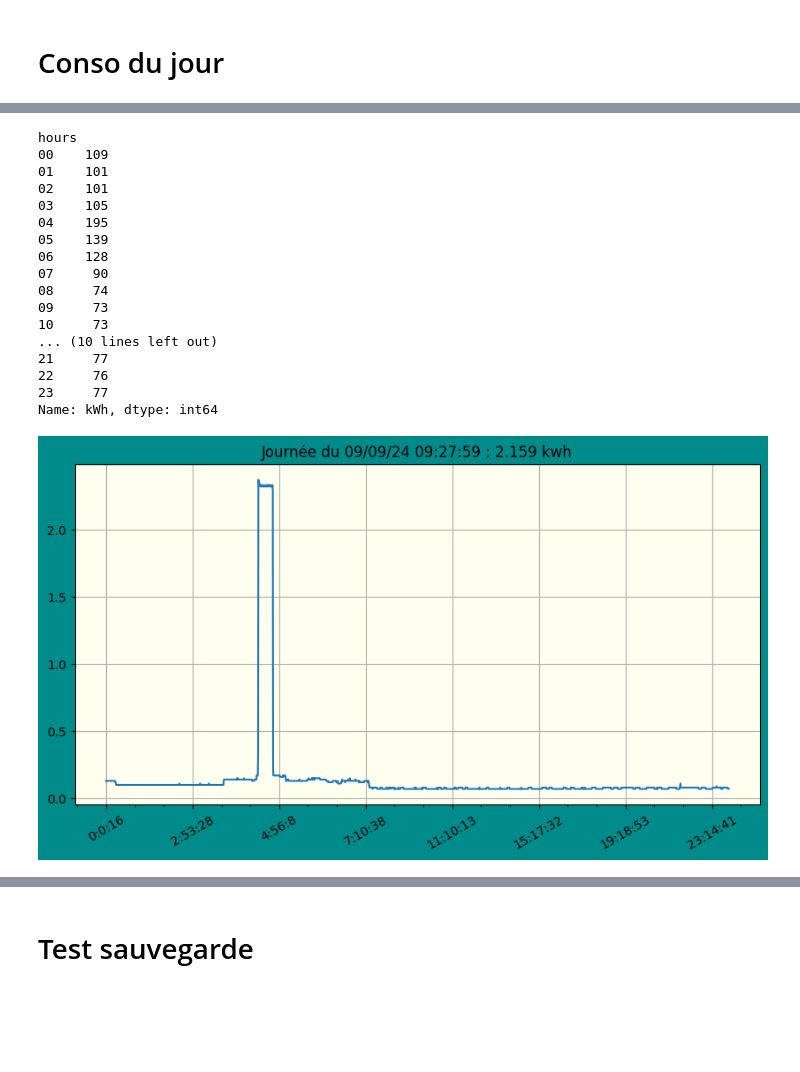
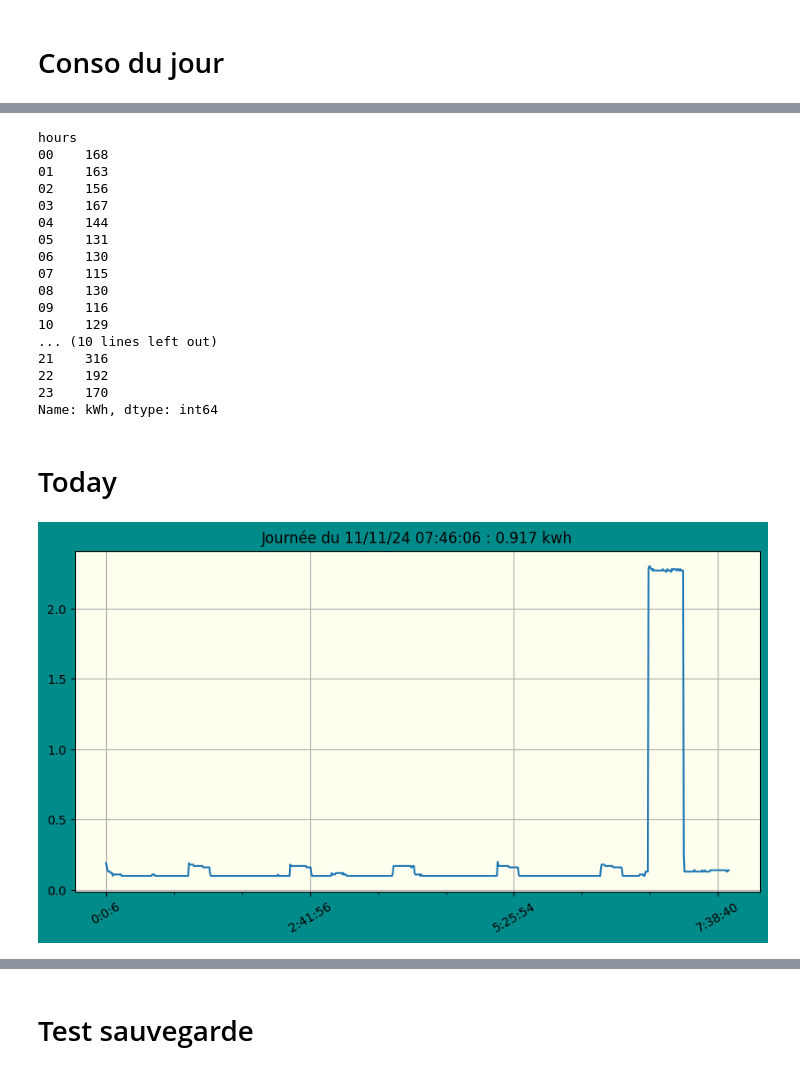
Before and after one commit to jdavid54/jupyter_notebooks, a Jupyter notebook: conso_kwh_reduced.ipynb, the cells around one changed output, grey strips where cells are left out. Cells and saved outputs as stored; diff of their text form; code cells hidden in the pictures; blank space fills up the shorter version.

```diff
--- a/conso_kwh_reduced.ipynb
+++ b/conso_kwh_reduced.ipynb
@@ -1123,22 +1124,23 @@ groupedbyhour.count()
 # %%
 day = '09/09/24'
+day = maxday
 #day = today
 grp_by_dayhours.loc[day].kWh
 # %% [output]
 hours
-00    109
-01    101
-02    101
-03    105
-04    195
-05    139
-06    128
-07     90
-08     74
-09     73
-10     73
+00    168
+01    163
+02    156
+03    167
+04    144
+05    131
+06    130
+07    115
+08    130
+09    116
+10    129
 ... (10 lines left out)
-21     77
-22     76
-23     77
+21    316
+22    192
+23    170
 Name: kWh, dtype: int64
@@ -1145,4 +1178,6 @@ Name: kWh, dtype: int64
+# %% [markdown]
+# Today
 # %%
-show(day,bgcolor='ivory')
+show(today,bgcolor='ivory')
 # %% [output]
-[figure, old version]
+[figure, new version]
```
Also changed, not shown: parts of 86 cells of this notebook, 9 other files.
